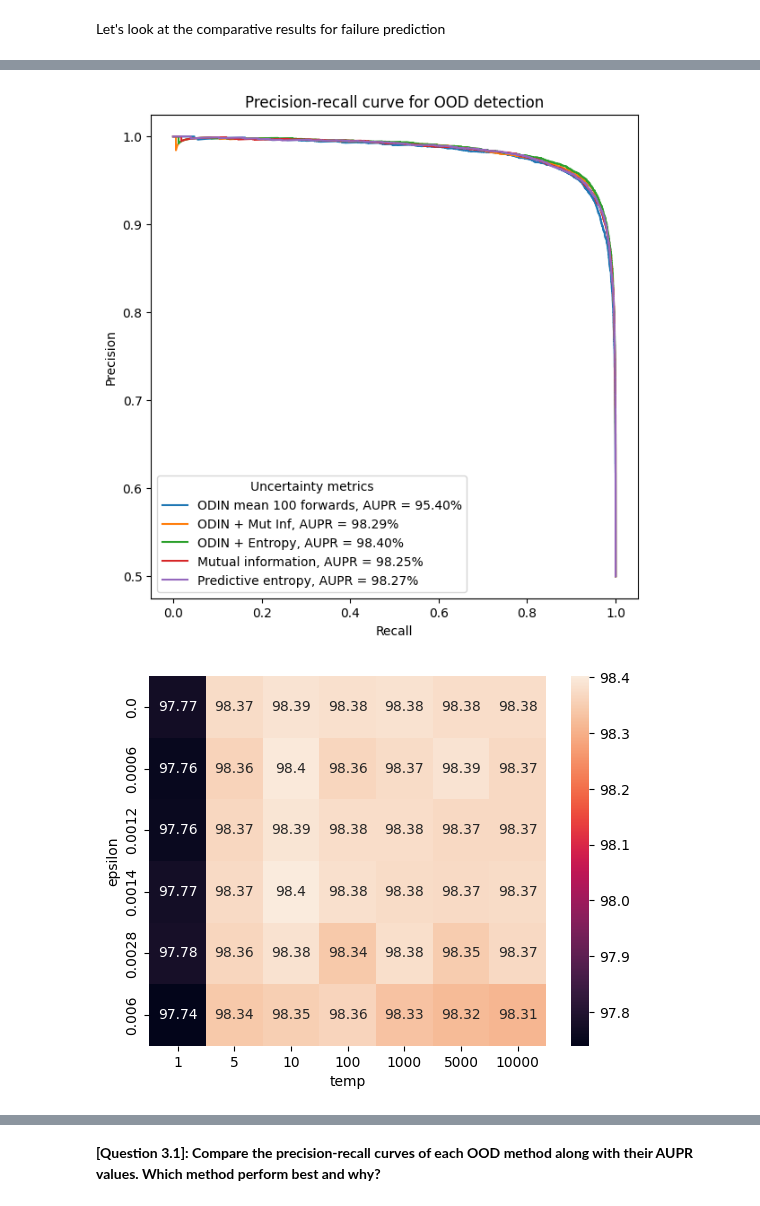
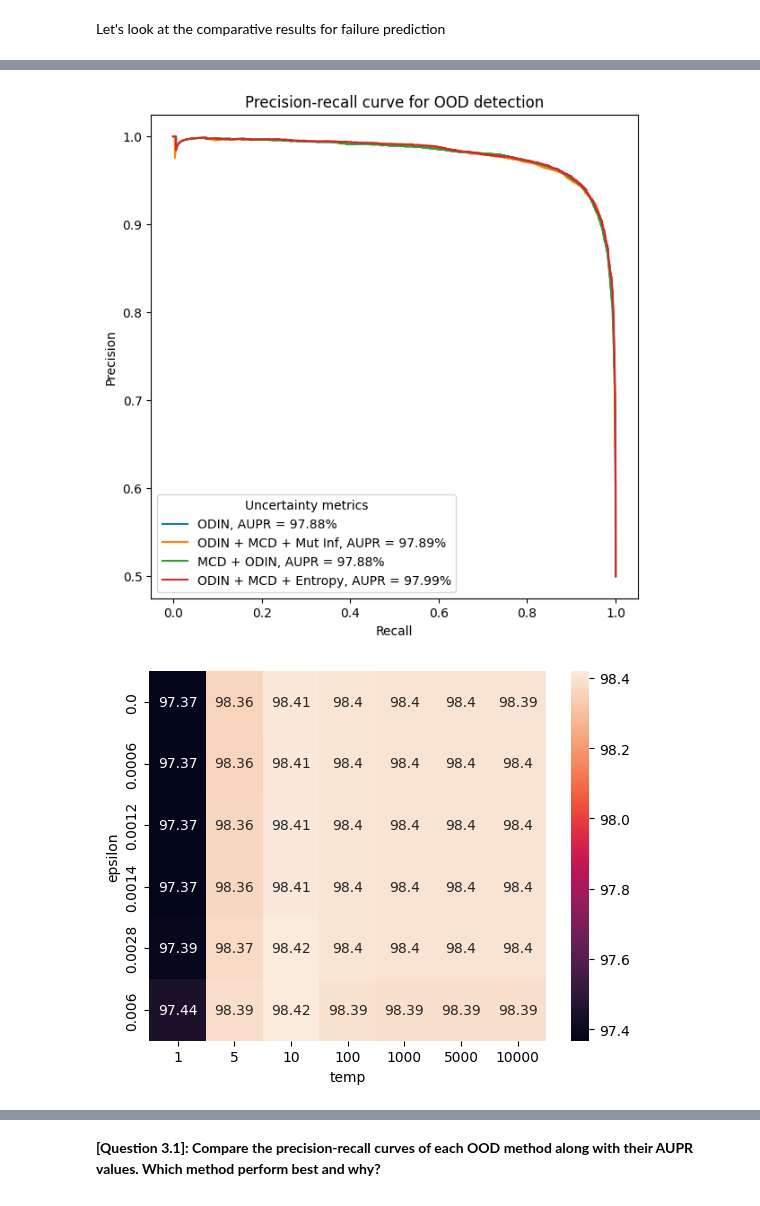
Before and after one commit to CharlesAttend/M2-DAC, a Jupyter notebook: RDFIA/TME/Section3/3_c_Uncertainty_Applications.ipynb, the cells around one changed output, grey strips where cells are left out. Cells and saved outputs as stored; diff of their text form; code cells hidden in the pictures.

```diff
--- a/RDFIA/TME/Section3/3_c_Uncertainty_Applications.ipynb
+++ b/RDFIA/TME/Section3/3_c_Uncertainty_Applications.ipynb
@@ -107,6 +107,8 @@ def odin_preprocessing(model, inputs, epsilon):
     # https://pytorch.org/tutorials/beginner/fgsm_tutorial.html
 
     # ============ YOUR CODE HERE ============
+    original_model_state = model.training
+    model.training = False
     # 1. Set requires_grad attribute of tensor. Important for Attack
     inputs.requires_grad = True
     # 2. Forward pass the data through the model
@@ -124,6 +126,7 @@ def odin_preprocessing(model, inputs, epsilon):
 
     # 8. Apply FGSM Attack
     perturbed_inputs = inputs - epsilon * sign_inputs_grad
+    model.training = original_model_state
     return perturbed_inputs
 # %% [markdown]
 ## Part I: Monte-Carlo Dropout on MNIST
@@ -195,14 +198,16 @@ class LeNet5(nn.Module):
         # Be careful, the dropout layer should be also
         # activated during test time.
         # (Hint: we may want to look out at F.dropout())
+
+        # Commentaire contradictoire avec la suite du code
         out = F.relu(self.conv1(x))
         out = self.maxpool1(out)
         out = F.relu(self.conv2(out))
         out = self.maxpool2(out)
         out = out.view(out.size(0), -1)
-        out = F.dropout(out, p=0.25, training=True)
+        out = F.dropout(out, p=0.25, training=self.training)
         out = F.relu(self.fc1(out))
-        out = F.dropout(out, p=0.5, training=True)
+        out = F.dropout(out, p=0.5, training=self.training)
         pred = self.fc2(out)
         return pred
 # %% [markdown]
@@ -885,29 +891,24 @@ plt.show()
 plt.figure(figsize=(7, 7))
 plt.title("Precision-recall curve for OOD detection")
 plt.plot(
-    recall_ood_odin_mean,
-    precision_ood_odin_mean,
-    label=f"ODIN mean 100 forwards, AUPR = {aupr_ood_odin:.2%}",
+    recall_ood_odin,
+    precision_ood_odin,
+    label=f"ODIN, AUPR = {aupr_ood_odin:.2%}",
 )
 plt.plot(
     recall_ood_odin_mut_inf,
     precision_ood_odin_mut_inf,
-    label=f"ODIN + Mut Inf, AUPR = {aupr_ood_odin_mut_inf:.2%}",
+    label=f"ODIN + MCD + Mut Inf, AUPR = {aupr_ood_odin_mut_inf:.2%}",
+)
+plt.plot(
+    recall_ood_odin,
+    precision_ood_odin,
+    label=f"MCD + ODIN, AUPR = {aupr_ood_odin_mean:.2%}",
 )
 plt.plot(
     recall_ood_odin_entropy,
     precision_ood_odin_entropy,
-    label=f"ODIN + Entropy, AUPR = {aupr_ood_odin_entropy:.2%}",
-)
-plt.plot(
-    recall_ood_mut_inf,
-    precision_ood_mut_inf,
-    label=f"Mutual information, AUPR = {aupr_ood_mut_inf:.2%}",
-)
-plt.plot(
-    recall_ood_ent,
-    precision_ood_ent,
-    label=f"Predictive entropy, AUPR = {aupr_ood_ent:.2%}",
+    label=f"ODIN + MCD + Entropy, AUPR = {aupr_ood_odin_entropy:.2%}",
 )
 plt.legend(title="Uncertainty metrics")
 plt.xlabel("Recall")
@@ -915,7 +916,7 @@ plt.ylabel("Precision")
 plt.savefig("figs/3c/OOD_aupr_combo.pdf", dpi=100, bbox_inches="tight")
 plt.show()
 # %% [output]
-[figure, old version]
+[figure, new version]
 # %%
 def grid_search_odin(
     lenet,
@@ -934,7 +935,7 @@ def grid_search_odin(
         for epsilon in epsilon_values:
             precision, recall, aupr = compute_PR_AUPR(
                 lenet,
-                "odin_mean",
+                "odin",
                 test_loader,
                 kmnist_test_loader,
                 {"temp": temp, "epsilon": epsilon},
@@ -943,7 +944,7 @@ def grid_search_odin(
             # Store results
             results.append(
                 {
-                    "temp": temp,
+                    "temperature": temp,
                     "epsilon": epsilon,
                     "precision": precision,
                     "recall": recall,
@@ -977,11 +978,11 @@ results = grid_search_odin(
 )
 results = pd.DataFrame(results).sort_values(by="aupr", ascending=False)
 # %%
-tmp_df = results.pivot(index="epsilon", columns="temp", values="aupr") * 100
+tmp_df = results.pivot(index="epsilon", columns="temperature", values="aupr") * 100
 sns.heatmap(tmp_df, annot=True, fmt=".4")
 plt.savefig("figs/3c/odin_grid_search.pdf", dpi=100, bbox_inches="tight")
 # %% [output]
-[figure, old version]
+[figure, new version]
 # %%
 results_factor = grid_search_odin(
     lenet, test_loader, kmnist_test_loader, temp_values, epsilon_values, 0.1
```
Also changed, not shown: parts of 13 cells of this notebook, 10 other files.
